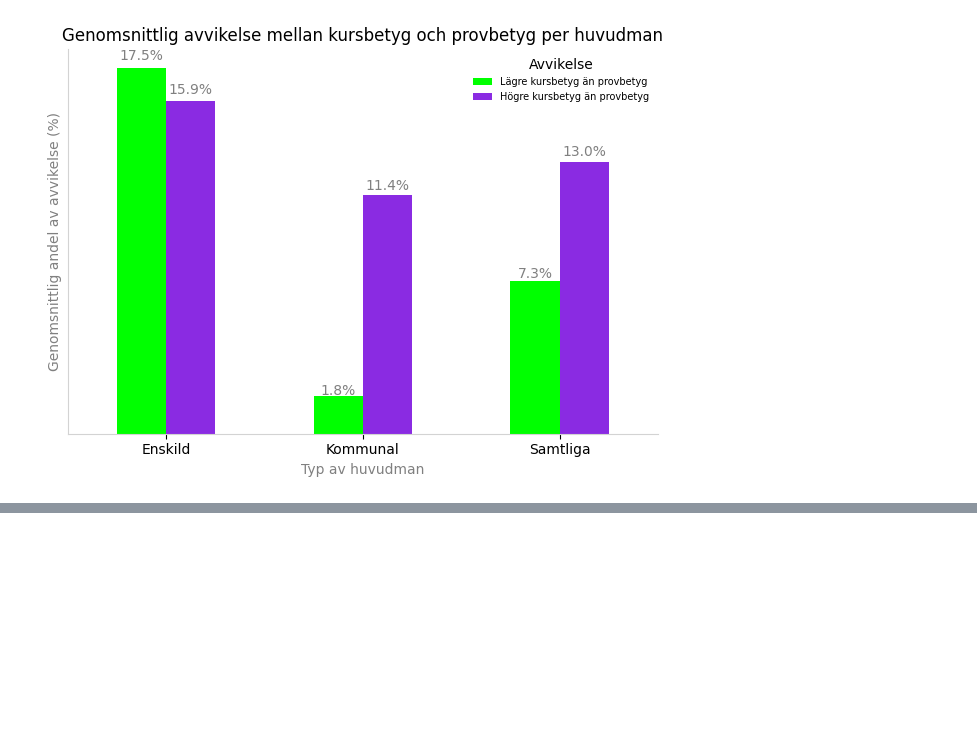
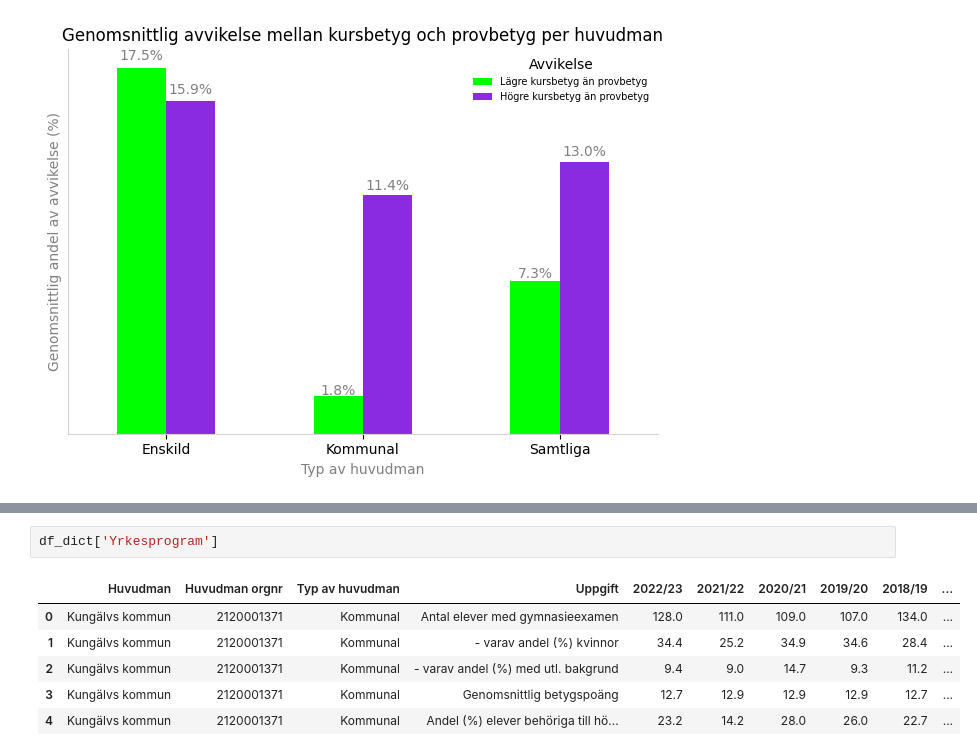
Before and after one commit to Utjiman/Python-Richard-Boden-OPA23, a Jupyter notebook: Labb2/Labb2.ipynb, the cells around one changed output, grey strips where cells are left out. Drawn from its saved outputs; the diff is of its cells as text; blank space fills up the shorter version.

```diff
--- a/Labb2/Labb2.ipynb
+++ b/Labb2/Labb2.ipynb
@@ -550,0 +546,9 @@ Downcasting behavior in `replace` is deprecated and will be removed in a future
+# %%
+df_dict['Yrkesprogram']
+# %% [output]
+|  | Huvudman | Huvudman orgnr | Typ av huvudman | Uppgift | 2022/23 | 2021/22 | 2020/21 | 2019/20 | 2018/19 | ... |
+| 0 | Kungälvs kommun | 2120001371 | Kommunal | Antal elever med gymnasieexamen | 128.0 | 111.0 | 109.0 | 107.0 | 134.0 | ... |
+| 1 | Kungälvs kommun | 2120001371 | Kommunal | - varav andel (%) kvinnor | 34.4 | 25.2 | 34.9 | 34.6 | 28.4 | ... |
+| 2 | Kungälvs kommun | 2120001371 | Kommunal | - varav andel (%) med utl. bakgrund | 9.4 | 9.0 | 14.7 | 9.3 | 11.2 | ... |
+| 3 | Kungälvs kommun | 2120001371 | Kommunal | Genomsnittlig betygspoäng | 12.7 | 12.9 | 12.9 | 12.9 | 12.7 | ... |
+| 4 | Kungälvs kommun | 2120001371 | Kommunal | Andel (%) elever behöriga till hö... | 23.2 | 14.2 | 28.0 | 26.0 | 22.7 | ... |
```
Also changed, not shown: parts of 10 cells of this notebook, 6 other files.
